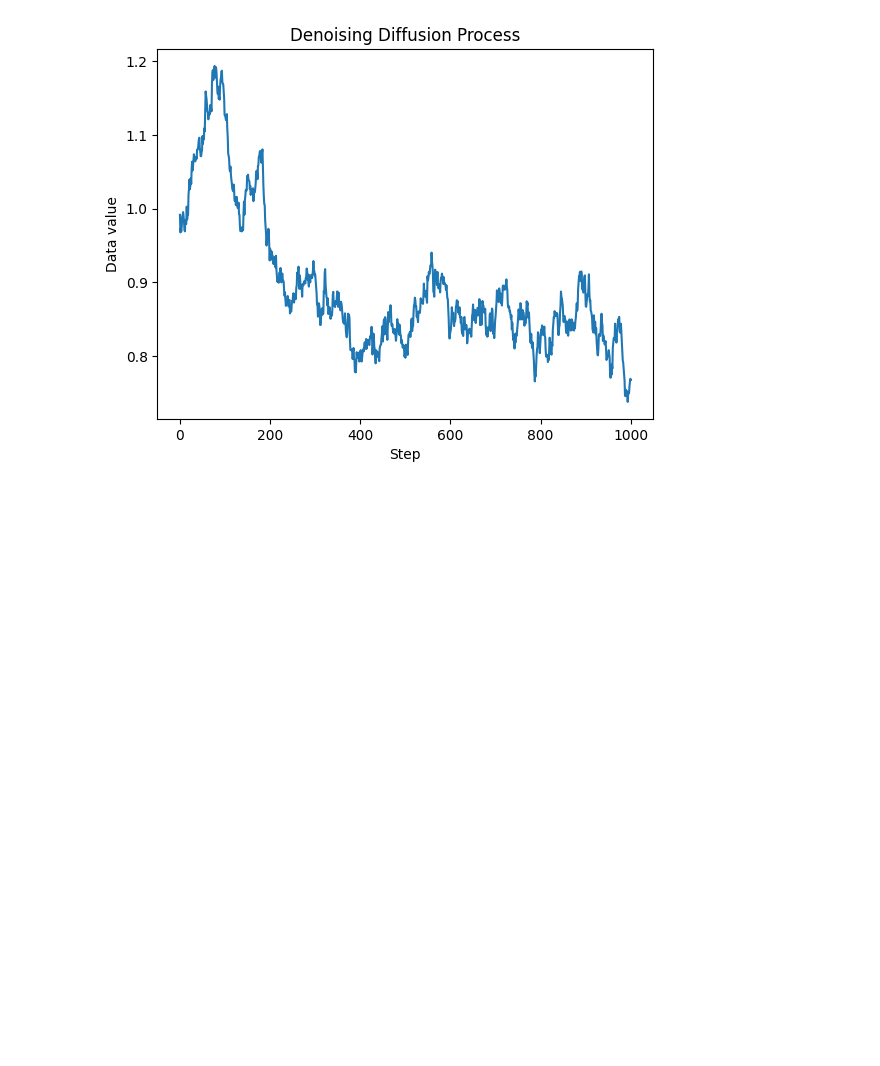
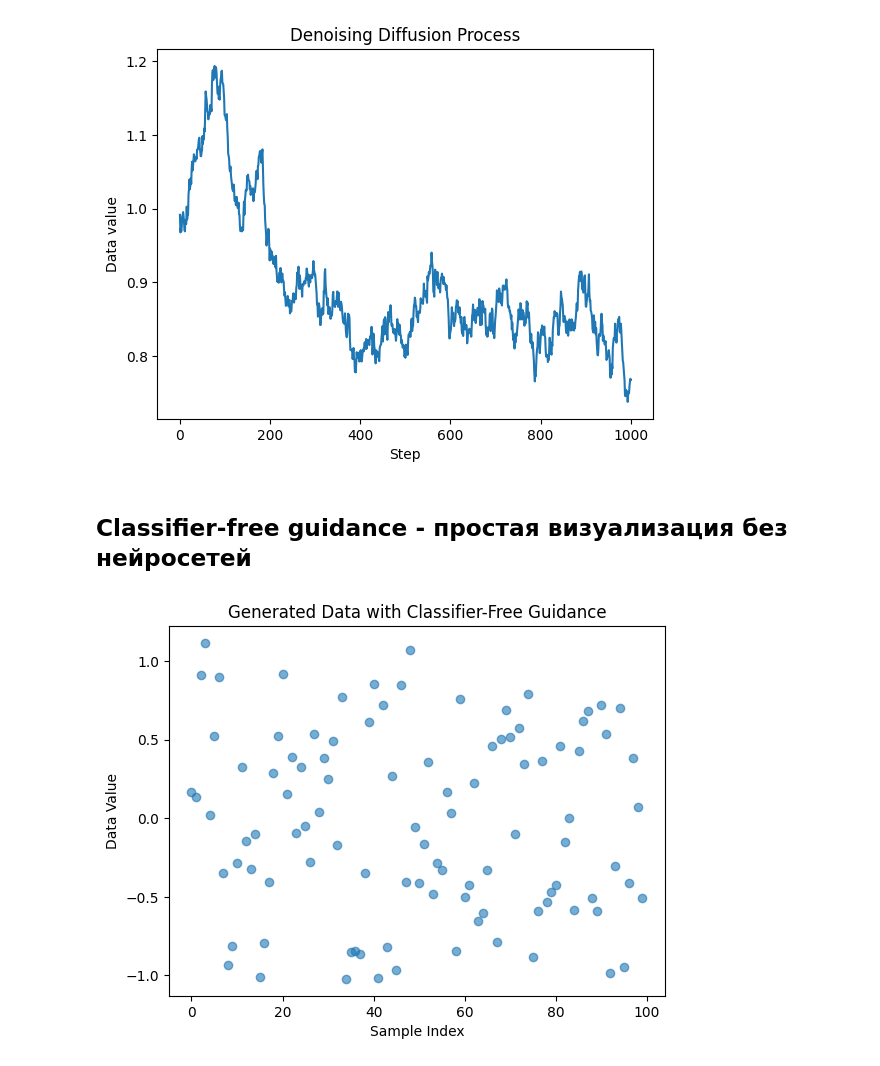
Before and after one commit to Kerysfel/differentialModel, a Jupyter notebook: diffusionModel.ipynb, the cells around one changed output. Cells and saved outputs as stored; diff of their text form; code cells hidden in the pictures; blank space fills up the shorter version.

Commit message:
feat: add simple example of classifier-free guidance data generation
Add a basic implementation demonstrating the concept of classifier-free guidance for data generation. The key features of this commit include:

- A function `generate_data` that creates one-dimensional data points based on either a specified class label ('A' or 'B') or without any explicit class label for classifier-free guidance.
- Random selection of class labels, including the option for no label, to illustrate how data generation can vary with and without explicit class guidance.
- A visualization plot showing the distribution of generated data points.

This example serves as a basic demonstration of how classifier-free guidance can be implemented in data generation scenarios.

```diff
--- a/diffusionModel.ipynb
+++ b/diffusionModel.ipynb
@@ -159,3 +159,37 @@ plt.title('Denoising Diffusion Process')
 plt.show()
 # %% [output]
 [figure]
+# %% [markdown]
+## Classifier-free guidance - простая визуализация без нейросетей
+# %%
+import numpy as np
+import matplotlib.pyplot as plt
+
+def generate_data(class_label, noise_level=0.1):
+    """
+    Генерирует данные для заданного класса.
+    :param class_label: Метка класса для генерации данных ('A' или 'B').
+    :param noise_level: Уровень шума, добавляемый к данным.
+    :return: Сгенерированная точка данных.
+    """
+    base_point = np.random.uniform(-1, 1)  # Случайная базовая точка
+    if class_label == 'A':
+        return base_point + np.random.normal(0, noise_level)
+    elif class_label == 'B':
+        return base_point * -1 + np.random.normal(0, noise_level)
+    else:
+        # Classifier-free guidance: генерация без явного указания класса
+        return base_point + np.random.choice([1, -1]) * np.random.normal(0, noise_level)
+
+# Генерация и визуализация данных
+num_points = 100
+class_labels = ['A', 'B', None]  # None для classifier-free guidance
+data = [generate_data(np.random.choice(class_labels)) for _ in range(num_points)]
+
+plt.scatter(range(num_points), data, alpha=0.6)
+plt.xlabel('Sample Index')
+plt.ylabel('Data Value')
+plt.title('Generated Data with Classifier-Free Guidance')
+plt.show()
+# %% [output]
+[figure, added]
```
